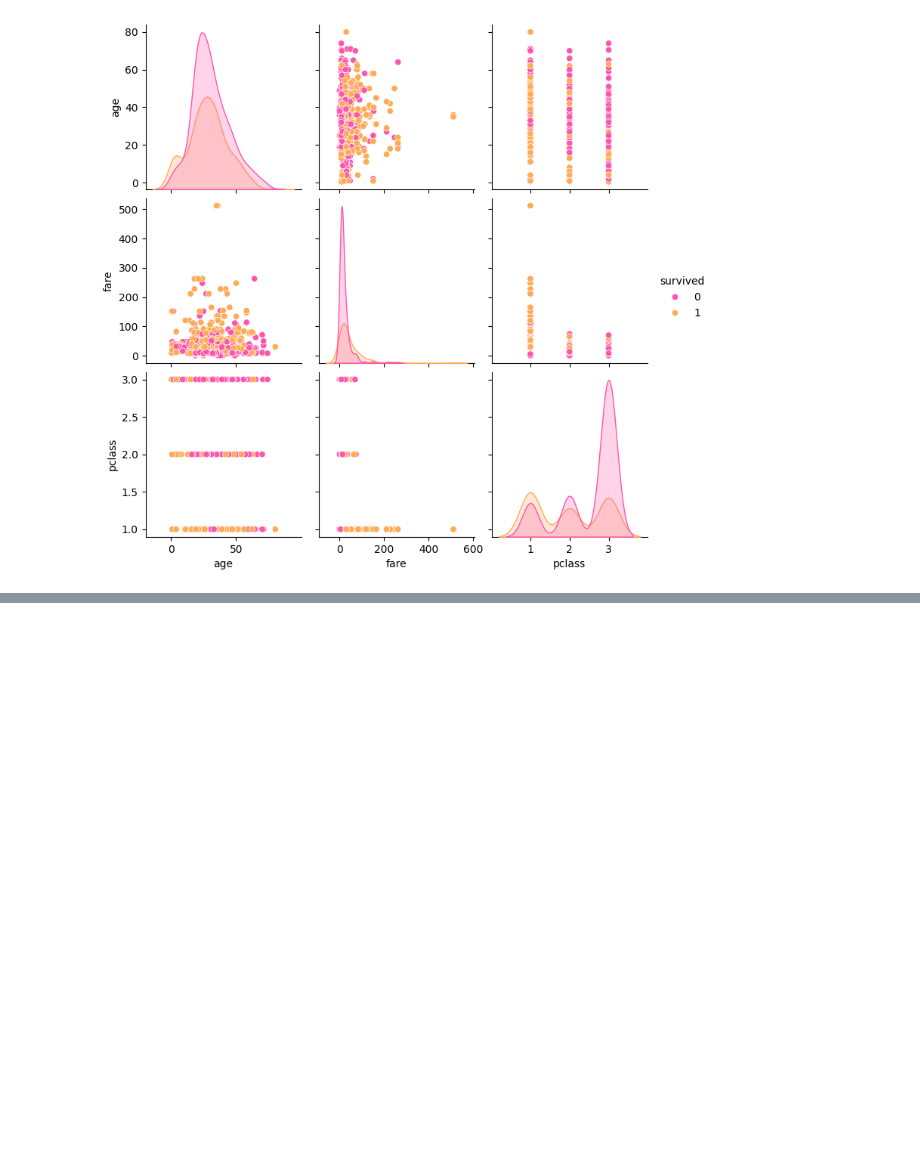
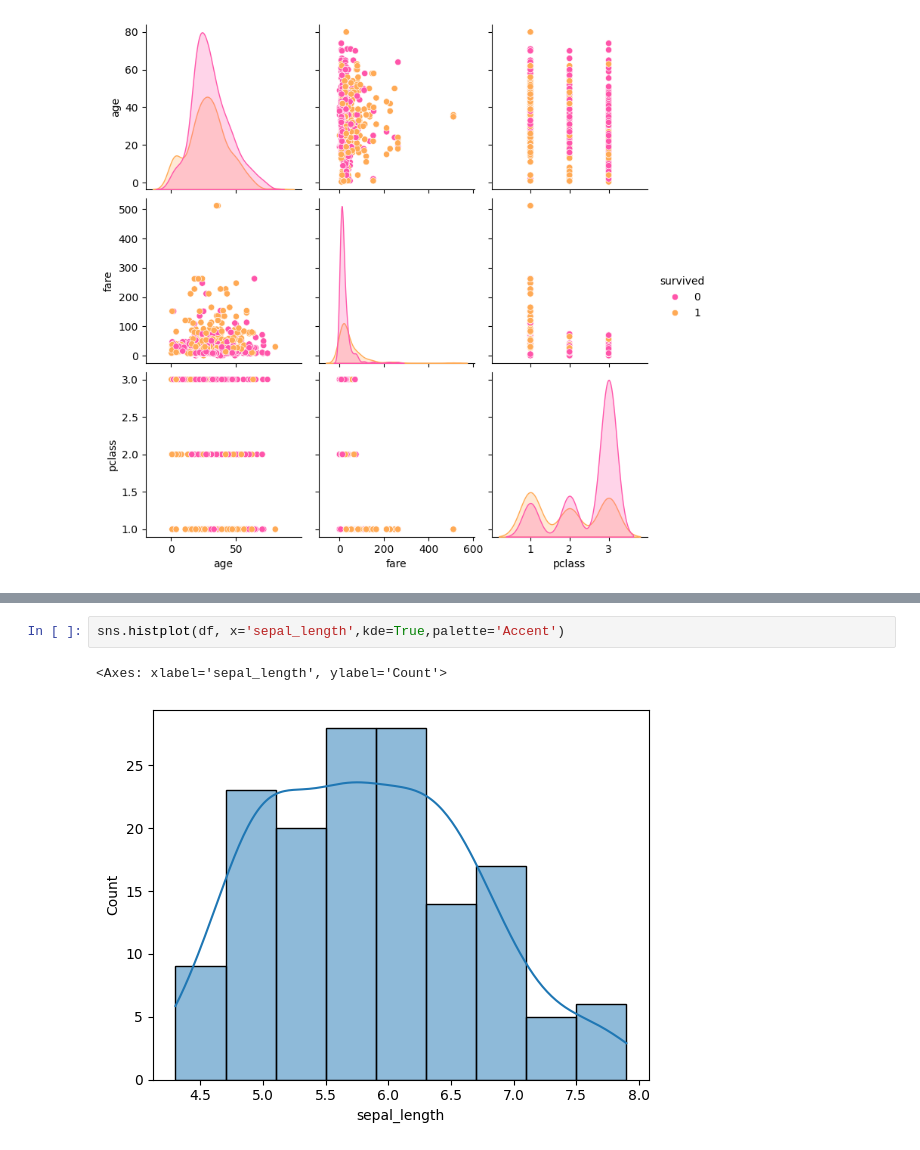
Before and after one commit to Sameerverma32/python, a Jupyter notebook: Data Structure/Analysis/seaborn.ipynb, the cells around one changed output, grey strips where cells are left out. Drawn from its saved outputs; the diff is of its cells as text; blank space fills up the shorter version.

```diff
--- a/Data Structure/Analysis/seaborn.ipynb
+++ b/Data Structure/Analysis/seaborn.ipynb
@@ -103,0 +136,5 @@ plt.show()
+# %%
+sns.histplot(df, x='sepal_length',kde=True,palette='Accent')
+# %% [output]
+<Axes: xlabel='sepal_length', ylabel='Count'>
+[figure, added]
```
Also changed, not shown: parts of 9 cells of this notebook.
